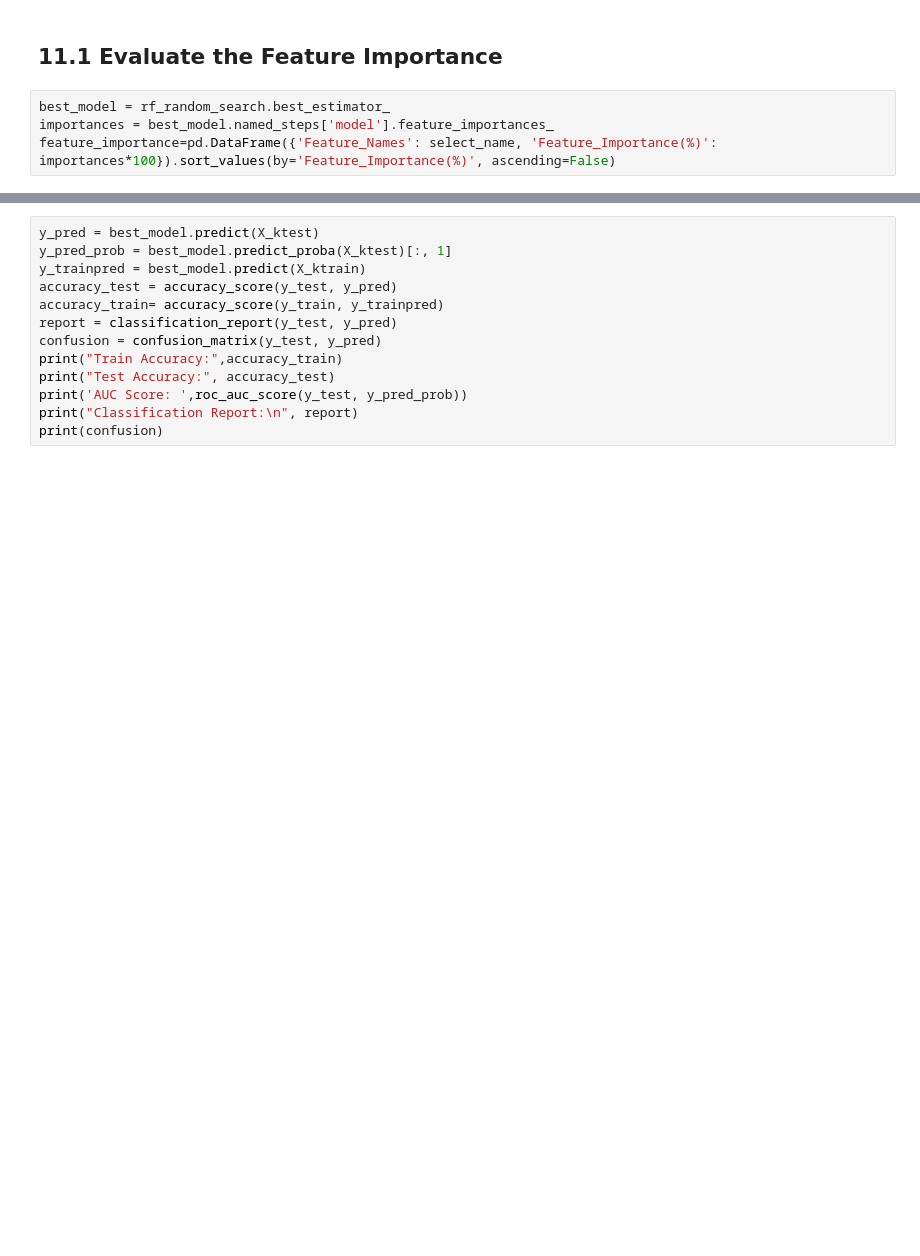
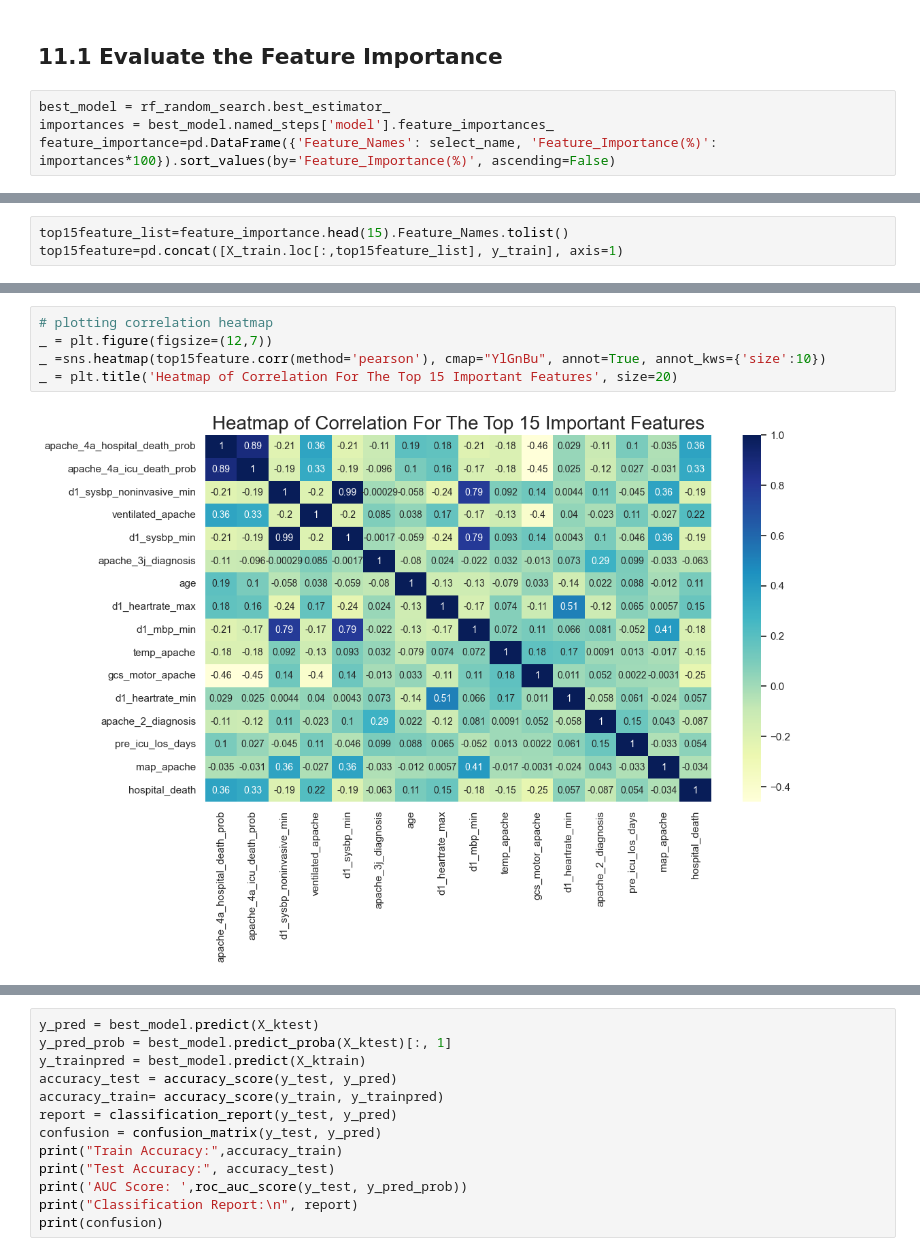
Before and after one commit to lovehideto/Springboard-files, a Jupyter notebook: capstone2/Capstone2_Modeling.ipynb, the cells around one changed output, grey strips where cells are left out. Drawn from its saved outputs; the diff is of its cells as text; blank space fills up the shorter version.

```diff
--- a/capstone2/Capstone2_Modeling.ipynb
+++ b/capstone2/Capstone2_Modeling.ipynb
@@ -1132,0 +1059,3 @@ weighted avg       0.86      0.90      0.88     16806
+# %%
+top15feature_list=feature_importance.head(15).Feature_Names.tolist()
+top15feature=pd.concat([X_train.loc[:,top15feature_list], y_train], axis=1)
@@ -1132,0 +1079,7 @@ weighted avg       0.86      0.90      0.88     16806
+# %%
+# plotting correlation heatmap
+_ = plt.figure(figsize=(12,7))
+_ =sns.heatmap(top15feature.corr(method='pearson'), cmap="YlGnBu", annot=True, annot_kws={'size':10})
+_ = plt.title('Heatmap of Correlation For The Top 15 Important Features', size=20)
+# %% [output]
+[figure, added]
```
Also changed, not shown: parts of 95 cells of this notebook.
